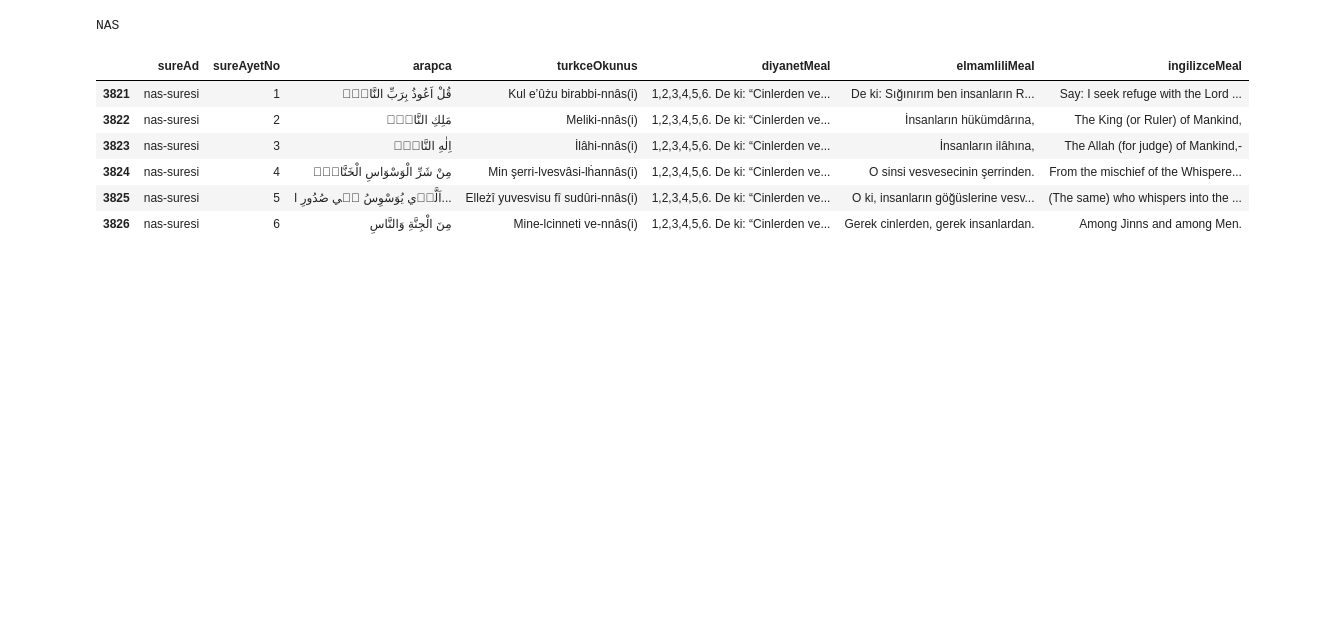
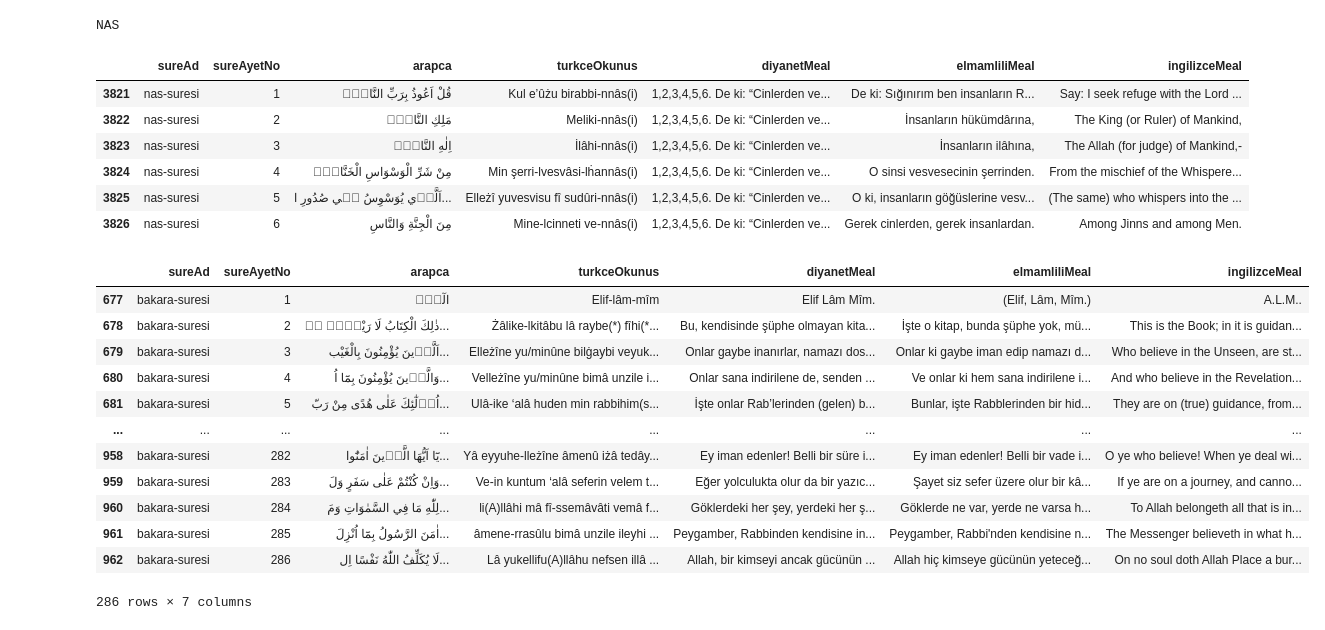
Before and after one commit to hamdidamar/Kuran-Veri-Analizi-Gorsellestirme, a Jupyter notebook: Kuran-Veri-Analizi&Görselleştirme.ipynb, the cells around one changed output. Saved outputs shown, nothing was run; the diff lists cells and outputs as text; code cells hidden in the pictures; blank space fills up the shorter version.

```diff
--- a/Kuran-Veri-Analizi&Görselleştirme.ipynb
+++ b/Kuran-Veri-Analizi&Görselleştirme.ipynb
@@ -247,3 +247,20 @@ nasSuresi
 | 3824 | nas-suresi | 4 | مِنْ شَرِّ الْوَسْوَاسِ الْخَنَّاسِۙ | Min şerri-lvesvâsi-lḣannâs(i) | 1,2,3,4,5,6. De ki: “Cinlerden ve... | O sinsi vesvesecinin şerrinden. | From the mischief of the Whispere... |
 | 3825 | nas-suresi | 5 | اَلَّذ۪ي يُوَسْوِسُ ف۪ي صُدُورِ ا... | Elleżî yuvesvisu fî sudûri-nnâs(i) | 1,2,3,4,5,6. De ki: “Cinlerden ve... | O ki, insanların göğüslerine vesv... | (The same) who whispers into the ... |
 | 3826 | nas-suresi | 6 | مِنَ الْجِنَّةِ وَالنَّاسِ | Mine-lcinneti ve-nnâs(i) | 1,2,3,4,5,6. De ki: “Cinlerden ve... | Gerek cinlerden, gerek insanlardan. | Among Jinns and among Men. |
+# %%
+bakaraSuresi = ayetler.loc[ayetler['sureAd'] == "bakara-suresi"]
+bakaraSuresi
+# %% [output]
+|  | sureAd | sureAyetNo | arapca | turkceOkunus | diyanetMeal | elmamliliMeal | ingilizceMeal |
+| 677 | bakara-suresi | 1 | الٓمٓۚ | Elif-lâm-mîm | Elif Lâm Mîm. | (Elif, Lâm, Mîm.) | A.L.M.. |
+| 678 | bakara-suresi | 2 | ذٰلِكَ الْكِتَابُ لَا رَيْبَۚۛ ف۪... | Żâlike-lkitâbu lâ raybe(*) fîhi(*... | Bu, kendisinde şüphe olmayan kita... | İşte o kitap, bunda şüphe yok, mü... | This is the Book; in it is guidan... |
+| 679 | bakara-suresi | 3 | اَلَّذ۪ينَ يُؤْمِنُونَ بِالْغَيْب... | Elleżîne yu/minûne bilġaybi veyuk... | Onlar gaybe inanırlar, namazı dos... | Onlar ki gaybe iman edip namazı d... | Who believe in the Unseen, are st... |
+| 680 | bakara-suresi | 4 | وَالَّذ۪ينَ يُؤْمِنُونَ بِمَٓا اُ... | Velleżîne yu/minûne bimâ unzile i... | Onlar sana indirilene de, senden ... | Ve onlar ki hem sana indirilene i... | And who believe in the Revelation... |
+| 681 | bakara-suresi | 5 | اُو۬لٰٓئِكَ عَلٰى هُدًى مِنْ رَبّ... | Ulâ-ike ‘alâ huden min rabbihim(s... | İşte onlar Rab’lerinden (gelen) b... | Bunlar, işte Rabblerinden bir hid... | They are on (true) guidance, from... |
+| ... | ... | ... | ... | ... | ... | ... | ... |
+| 958 | bakara-suresi | 282 | يَٓا اَيُّهَا الَّذ۪ينَ اٰمَنُٓوا... | Yâ eyyuhe-lleżîne âmenû iżâ tedây... | Ey iman edenler! Belli bir süre i... | Ey iman edenler! Belli bir vade i... | O ye who believe! When ye deal wi... |
+| 959 | bakara-suresi | 283 | وَاِنْ كُنْتُمْ عَلٰى سَفَرٍ وَلَ... | Ve-in kuntum ‘alâ seferin velem t... | Eğer yolculukta olur da bir yazıc... | Şayet siz sefer üzere olur bir kâ... | If ye are on a journey, and canno... |
+| 960 | bakara-suresi | 284 | لِلّٰهِ مَا فِي السَّمٰوَاتِ وَمَ... | li(A)llâhi mâ fî-ssemâvâti vemâ f... | Göklerdeki her şey, yerdeki her ş... | Göklerde ne var, yerde ne varsa h... | To Allah belongeth all that is in... |
+| 961 | bakara-suresi | 285 | اٰمَنَ الرَّسُولُ بِمَٓا اُنْزِلَ... | âmene-rrasûlu bimâ unzile ileyhi ... | Peygamber, Rabbinden kendisine in... | Peygamber, Rabbi'nden kendisine n... | The Messenger believeth in what h... |
+| 962 | bakara-suresi | 286 | لَا يُكَلِّفُ اللّٰهُ نَفْسًا اِل... | Lâ yukellifu(A)llâhu nefsen illâ ... | Allah, bir kimseyi ancak gücünün ... | Allah hiç kimseye gücünün yeteceğ... | On no soul doth Allah Place a bur... |
+286 rows × 7 columns
```
Also changed, not shown: parts of 14 cells of this notebook.
